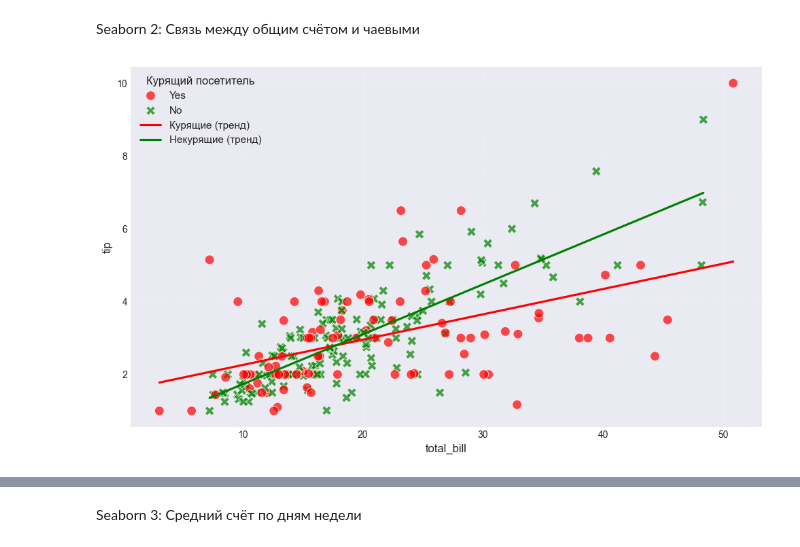
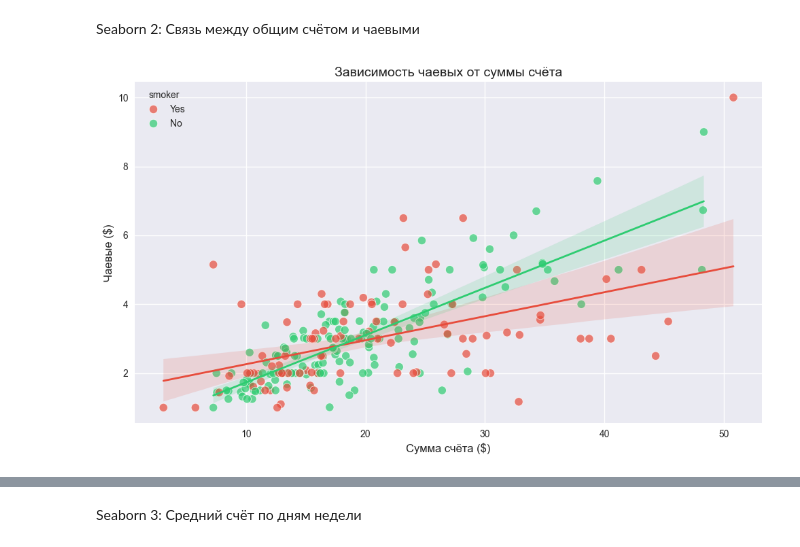
Before and after one commit to Wenwu-PA/IT-TOP_academy, a Jupyter notebook: homework-2025/числ методы/homework-02.02/tasks.ipynb, the cells around one changed output, grey strips where cells are left out. Saved outputs shown, nothing was run; the diff lists cells and outputs as text; code cells hidden in the pictures.

```diff
--- a/homework-2025/числ методы/homework-02.02/tasks.ipynb
+++ b/homework-2025/числ методы/homework-02.02/tasks.ipynb
@@ -164,47 +142,34 @@ Seaborn 2: Связь между общим счётом и чаевыми
 # %%
 import seaborn as sns
 import matplotlib.pyplot as plt
 tips = sns.load_dataset('tips')
-plt.figure(figsize=(10, 6))
-sns.scatterplot(data=tips, x='total_bill', y='tip',
-                hue='smoker',
-                style='smoker',
-                s=100,
-                alpha=0.7,
-                palette=['red', 'green'])
-plt.xlabel('Общий счёт ($)', fontsize=12)
-plt.ylabel('Чаевые ($)', fontsize=12)
-plt.grid(True, alpha=0.3, linestyle='--')
-sns.regplot(data=tips[tips['smoker'] == 'Yes'], x='total_bill', y='tip',
-            scatter=False, color='red', label='Курящие (тренд)', ci=None)
-sns.regplot(data=tips[tips['smoker'] == 'No'], x='total_bill', y='tip',
-            scatter=False, color='green', label='Некурящие (тренд)', ci=None)
-plt.legend(title='Курящий посетитель', fontsize=11, title_fontsize=12)
-
+fig, ax = plt.subplots(figsize=(10, 6))
+sns.scatterplot(
+    data=tips, x='total_bill', y='tip',
+    hue='smoker', alpha=0.7, s=80, ax=ax,
+    palette={'Yes': '#e74c3c', 'No': '#2ecc71'}
+)
+sns.regplot(
+    data=tips[tips['smoker'] == 'Yes'],
+    x='total_bill', y='tip',
+    scatter=False, color='#e74c3c', ax=ax,
+    line_kws={'linewidth': 2}
+)
+sns.regplot(
+    data=tips[tips['smoker'] == 'No'],
+    x='total_bill', y='tip',
+    scatter=False, color='#2ecc71', ax=ax,
+    line_kws={'linewidth': 2}
+)
+ax.set_xlabel('Сумма счёта ($)', fontsize=12)
+ax.set_ylabel('Чаевые ($)', fontsize=12)
+ax.set_title('Зависимость чаевых от суммы счёта', fontsize=14)
 plt.tight_layout()
 plt.show()
-print("=" * 60)
-print("АНАЛИЗ СВЯЗИ МЕЖДУ СЧЁТОМ И ЧАЕВЫМИ")
-print("=" * 60)
-print("\nСтатистика по курящим посетителям:")
-print("-" * 40)
-for smoker_status in ['Yes', 'No']:
-    group_data = tips[tips['smoker'] == smoker_status]
-    print(f"\n{smoker_status} (курящий):")
-    print(f"  Количество наблюдений: {len(group_data)}")
-    print(f"  Средний счёт: ${group_data['total_bill'].mean():.2f}")
-    print(f"  Средние чаевые: ${group_data['tip'].mean():.2f}")
-    print(f"  % чаевых от счёта: {(group_data['tip'].mean() / group_data['total_bill'].mean() * 100):.1f}%")
-    correlation = group_data['total_bill'].corr(group_data['tip'])
-    print(f"  Корреляция счёт-чаевые: {correlation:.3f}")
-
-print("\n" + "=" * 60)
-print("ВЫВОДЫ:")
-print("=" * 60)
-print("1. Существует положительная связь между размером счёта и чаевыми")
-print("2. Курящие и некурящие посетители показывают схожую зависимость")
-print("3. Диаграмма позволяет визуально оценить распределение данных")
-print("4. Линии тренда показывают общую тенденцию для каждой группы")
-print("=" * 60)
+print("\nКорреляция:")
+for status in ['Yes', 'No']:
+    subset = tips[tips['smoker'] == status]
+    corr = subset['total_bill'].corr(subset['tip'])
+    print(f"{'Курящие' if status == 'Yes' else 'Некурящие'}: {corr:.3f}")
 # %% [output]
-[figure, old version]
+[figure, new version]
```
Also changed, not shown: parts of 3 cells of this notebook, 1 other file.
